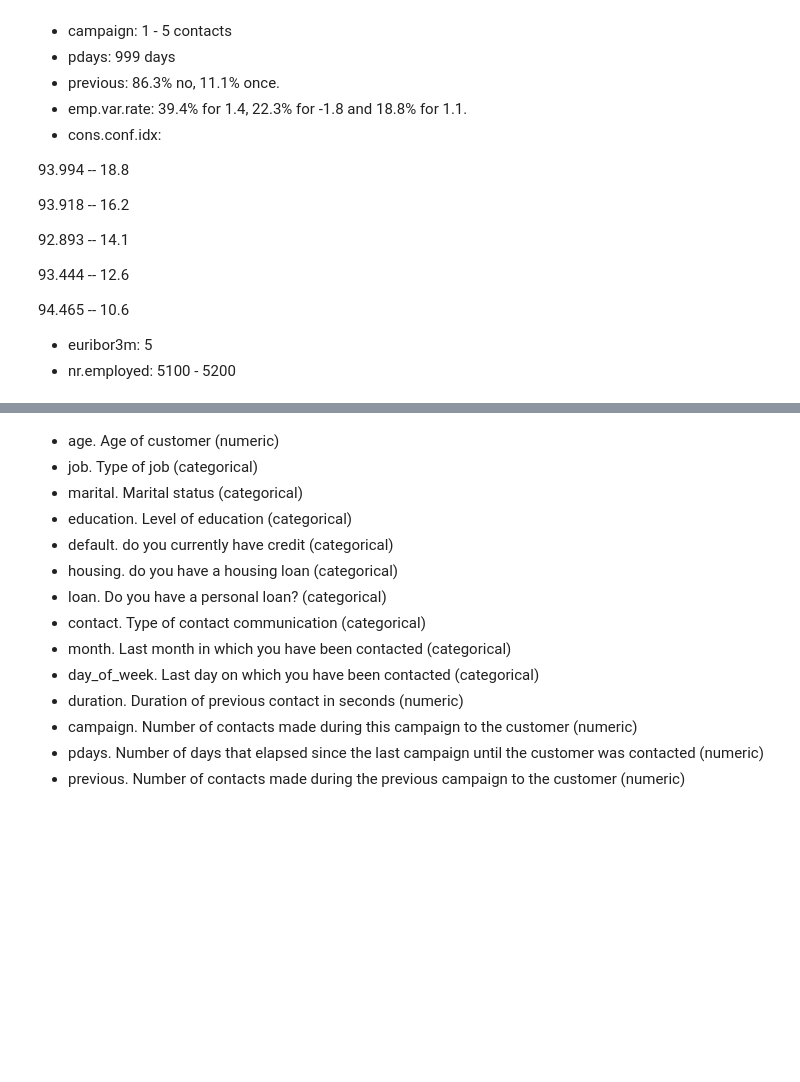
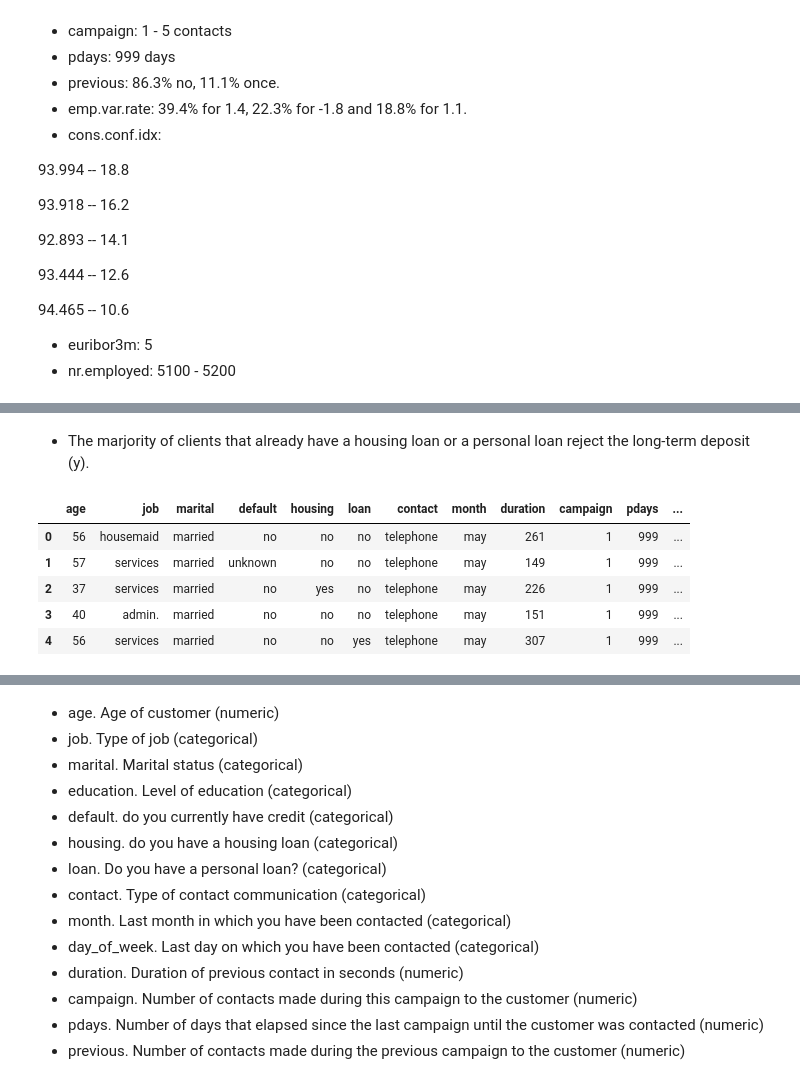
Before and after one commit to 4GeeksAcademy/machine-learning-regresion-logistica-Juli-MM, a Jupyter notebook: src/explore.ipynb, the cells around one changed output, grey strips where cells are left out. Cells and saved outputs as stored; diff of their text form; code cells hidden in the pictures; blank space fills up the shorter version.

```diff
--- a/src/explore.ipynb
+++ b/src/explore.ipynb
@@ -289,0 +322,14 @@ Conclusions for numeric analysis:
+# %% [markdown]
+- The marjority of clients that already have a housing loan or a personal loan reject the long-term deposit (y).
+# %%
+# We will copy the dataset to factorize the categorical variables in a new one:
+
+fact_data = total_data.copy()
+fact_data.head()
+# %% [output]
+|  | age | job | marital | default | housing | loan | contact | month | duration | campaign | pdays | ... |
+| 0 | 56 | housemaid | married | no | no | no | telephone | may | 261 | 1 | 999 | ... |
+| 1 | 57 | services | married | unknown | no | no | telephone | may | 149 | 1 | 999 | ... |
+| 2 | 37 | services | married | no | yes | no | telephone | may | 226 | 1 | 999 | ... |
+| 3 | 40 | admin. | married | no | no | no | telephone | may | 151 | 1 | 999 | ... |
+| 4 | 56 | services | married | no | no | yes | telephone | may | 307 | 1 | 999 | ... |
```
Also changed, not shown: parts of 6 cells of this notebook.
